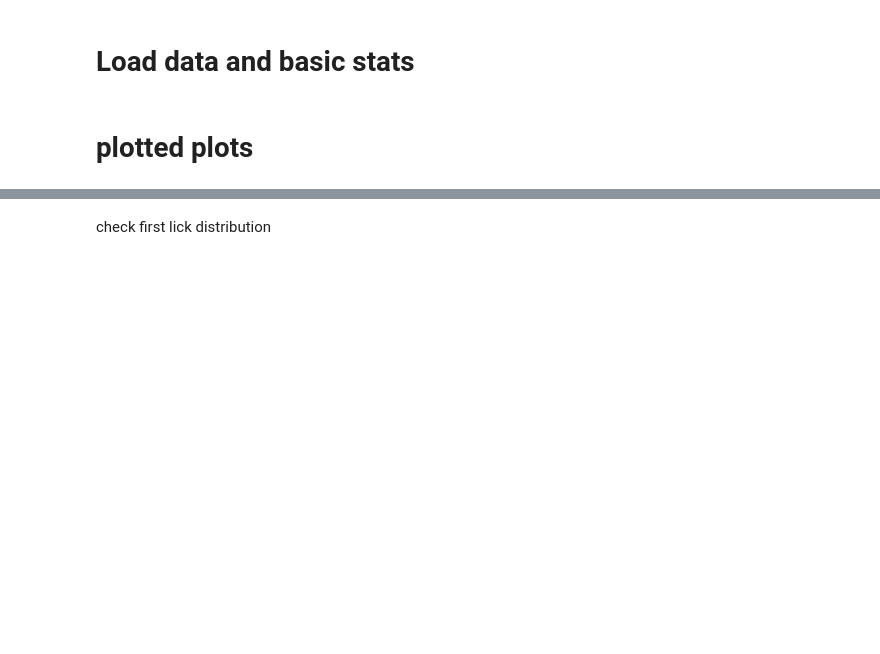
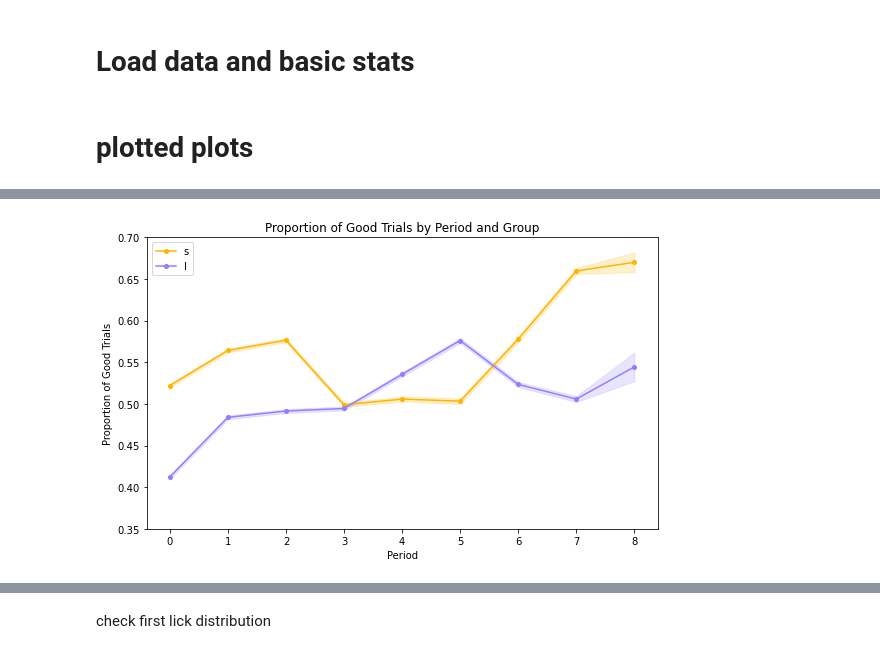
Before and after one commit to rebz444/luckycharm, a Jupyter notebook: timing_analysis.ipynb, the cells around one changed output, grey strips where cells are left out. Cells and saved outputs as stored; diff of their text form; code cells hidden in the pictures; blank space fills up the shorter version.

```diff
--- a/timing_analysis.ipynb
+++ b/timing_analysis.ipynb
@@ -314,37 +176,41 @@ plt.savefig(os.path.join(figure_folder, "kde_bg_length_by_period_short_long.png"
 # %%
 bg_vs_tw_by_period = bg_vs_tw.sort_values('period').groupby('period')
 # %%
-x_period = []
-p_good_s = []
-p_good_l = []
-p_good_err_s = []
-p_good_err_l = []
+results = (
+    bg_vs_tw.groupby(['period', 'group'])['good_trial']
+    .agg(['mean', 'count'])
+    .reset_index()
+    .pivot(index='period', columns='group')
+)
 
-for p, period_data in bg_vs_tw_by_period:
-    x_period.append(p)
-    for group, y_list, err_list in zip(['s', 'l'], [p_good_s, p_good_l], [p_good_err_s, p_good_err_l]):
-        group_data = period_data[period_data['group'] == group]
-        n = len(group_data)
-        num_good_trials = (group_data['good_trial'] == True).sum()
-        p_good_trials = num_good_trials / n
-        se = np.sqrt(p_good_trials * (1 - p_good_trials) / n)
-        y_list.append(p_good_trials)
-        err_list.append(se)
+x_period = results.index.values
+p_good_s = results['mean']['s'].values
+p_good_l = results['mean']['l'].values
+n_s = results['count']['s'].values
+n_l = results['count']['l'].values
+
+# Standard error for binomial proportion
+p_good_err_s = np.sqrt(p_good_s * (1 - p_good_s) / n_s)
+p_good_err_l = np.sqrt(p_good_l * (1 - p_good_l) / n_l)
 
 plt.figure(figsize=(8, 5))
-plt.errorbar(
-    x_period, p_good_s, yerr=p_good_err_s, label='s', color=custom_palette['s'],
-    marker='o', capsize=4, markersize=4
+plt.plot(x_period, p_good_s, label='s', color=custom_palette['s'], marker='o', markersize=4)
+plt.fill_between(
+    x_period, p_good_s - p_good_err_s, p_good_s + p_good_err_s,
+    color=custom_palette['s'], alpha=0.2
 )
-plt.errorbar(
-    x_period, p_good_l, yerr=p_good_err_l, label='l', color=custom_palette['l'],
-    marker='o', capsize=4, markersize=4
+plt.plot(x_period, p_good_l, label='l', color=custom_palette['l'], marker='o', markersize=4)
+plt.fill_between(
+    x_period, p_good_l - p_good_err_l, p_good_l + p_good_err_l,
+    color=custom_palette['l'], alpha=0.2
 )
 plt.xlabel('Period')
 plt.ylabel('Proportion of Good Trials')
 plt.title('Proportion of Good Trials by Period and Group')
-plt.ylim(0.35, 0.8)
+plt.ylim(0.35, 0.7)
 plt.legend()
 plt.tight_layout()
 plt.savefig(os.path.join(figure_folder, "proportion_good_trials_by_period_and_group.png"))
+# %% [output]
+[figure, added]
 # %%
```
Also changed, not shown: parts of 50 cells of this notebook, 4 other files.
